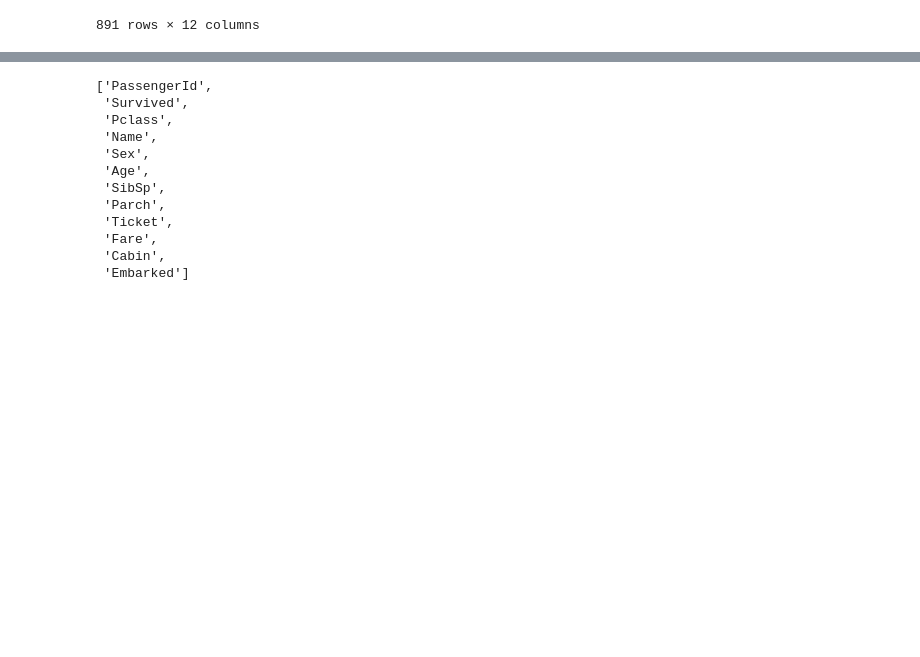
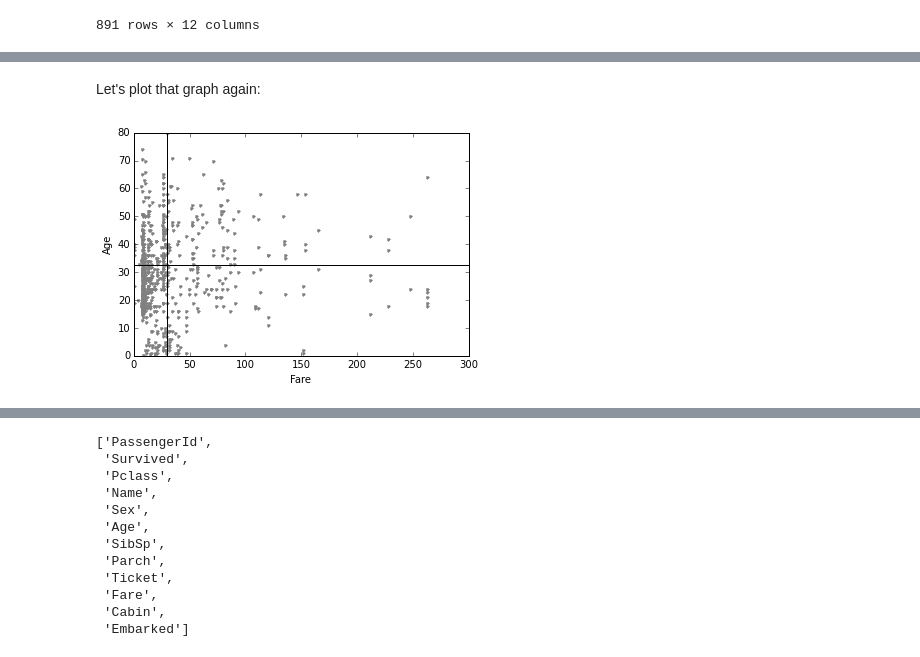
Before and after one commit to ronrihoo/Data_Analyst__Project_2, a Jupyter notebook: DAND__Project_2__Investigating a Dataset.ipynb, the cells around one changed output, grey strips where cells are left out. Drawn from its saved outputs; the diff is of its cells as text; code cells hidden in the pictures; blank space fills up the shorter version.

```diff
--- a/DAND__Project_2__Investigating a Dataset.ipynb
+++ b/DAND__Project_2__Investigating a Dataset.ipynb
@@ -41,0 +242,2 @@ data
+# %%
+data = data.drop(data[data.Fare > 500].index)
@@ -41,0 +251,11 @@ data
+# %% [markdown]
+Let's plot that graph again:
+# %%
+plt.plot(data['Fare'], data['Age'], '.', color='gray')
+plt.xlabel('Fare')
+plt.ylabel('Age')
+plt.axvline(data.Age.mean(), color='black')
+plt.axhline(data.Fare.mean(), color='black')
+plt.show()
+# %% [output]
+[figure, added]
```
Also changed, not shown: parts of 205 cells of this notebook, 1 other file.
